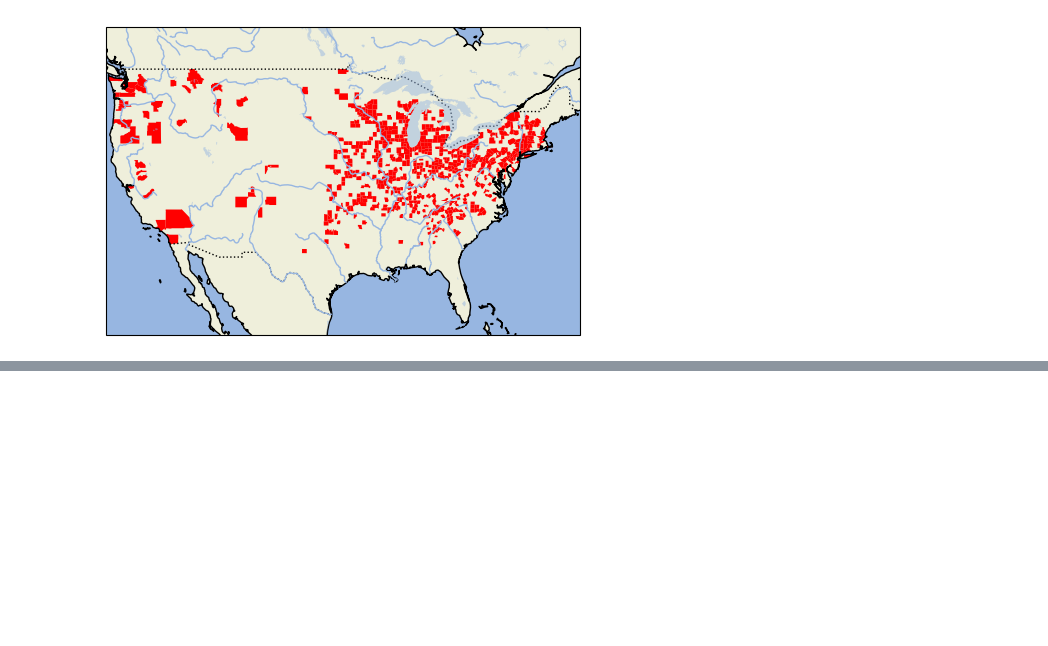
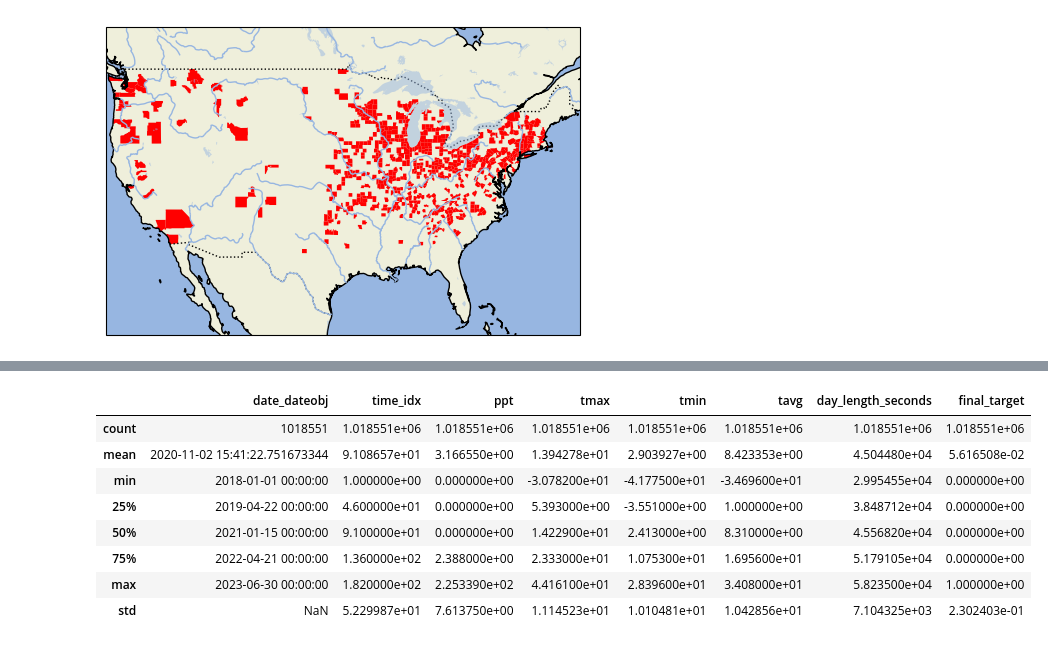
Before and after one commit to wbeckman/morel-model, a Jupyter notebook: training_data.ipynb, the cells around one changed output, grey strips where cells are left out. Drawn from its saved outputs; the diff is of its cells as text; code cells hidden in the pictures; blank space fills up the shorter version.

```diff
--- a/training_data.ipynb
+++ b/training_data.ipynb
@@ -169,0 +254,19 @@ county_bounds = gpd.read_file('data/bounds/counties.geojson')
+# %%
+def create_training_data(year, data_path):
+    fips_bounds_processed, zcta_bounds_processed = load_and_process_geographic_data(data_path)
+    processed_observations = load_and_preprocess_observations(year, data_path, fips_bounds_processed, zcta_bounds_processed)
+    print(processed_observations.observation.sum())
+    weather_data = load_weather_data_for_year(year)
+    weather_data_subset = get_relevant_weather_data(weather_data, processed_observations)
+    weather_data_subset = merge_with_zcta_centroids(weather_data_subset, zcta_bounds_processed)
+    weather_data_subset = integrate_weather_data(weather_data_subset, processed_observations)
+    weather_data_subset = create_time_features(weather_data_subset)
+    weather_data_subset = apply_rolling_targets(weather_data_subset, window_size=9)
+    weather_data_subset = chain_observations(weather_data_subset, proximity_days=30)
+    final_training_data = finalize_targets(weather_data_subset)
+    final_training_data['day_length'] = final_training_data.apply(
+        lambda x: daylength.compute_day_length(x['zcta_centroid_latitude'], x['zcta_centroid_longitude'], x['date_dateobj']), axis=1)
+    final_training_data = final_training_data.groupby('ZCTA5CE10').apply(fill_missing_timedeltas, col_name='day_length')
+    final_training_data['day_length_seconds'] = final_training_data['day_length'].map(lambda x: round(x.total_seconds(), 2))
+    final_training_data['group'] = final_training_data['ZCTA5CE10'] + final_training_data['year'].astype(str)
+    return final_training_data.reset_index(drop=True).drop(columns=['zipcode', 'zcta_centroid', 'processed_date'])
@@ -306,0 +413,21 @@ sample
+# %%
+relevant_training_columns = ['group', 'date_dateobj', 'time_idx', 'ppt', 'tmax', 'tmin', 'tavg', 'day_length_seconds', 'final_target']
+train = []
+for year in range(2018, 2024):
+    data = create_training_data(year, data_path)
+    summary_stats = data.agg({
+        'date': ['max', 'min'],
+        'ppt': ['mean', 'min', 'max', 'median'],
+        'tmax': ['mean', 'min', 'max', 'median'],
+        'tmin': ['mean', 'min', 'max', 'median'],
+        'tavg': ['mean', 'min', 'max', 'median'],
+        'zcta_centroid_longitude': ['max', 'min'],
+        'zcta_centroid_latitude': ['max', 'min'],
+        'observation': ['max', 'min', 'mean'],
+        'time_idx': ['max', 'min'],
+        'target': ['max', 'min', 'mean'],
+        'final_target': ['max', 'min', 'mean'],
+        'day_length_seconds': ['max', 'min', 'mean', 'median'],
+    })
+    print(summary_stats.head(300))
+    train.append(data[relevant_training_columns])
@@ -306,0 +598,15 @@ sample
+# %%
+# Concatenate all training data into single unified dataset
+all_train_data = pd.concat(train)
+# %%
+all_train_data.describe()
+# %% [output]
+|  | date_dateobj | time_idx | ppt | tmax | tmin | tavg | day_length_seconds | final_target |
+| count | 1018551 | 1.018551e+06 | 1.018551e+06 | 1.018551e+06 | 1.018551e+06 | 1.018551e+06 | 1.018551e+06 | 1.018551e+06 |
+| mean | 2020-11-02 15:41:22.751673344 | 9.108657e+01 | 3.166550e+00 | 1.394278e+01 | 2.903927e+00 | 8.423353e+00 | 4.504480e+04 | 5.616508e-02 |
+| min | 2018-01-01 00:00:00 | 1.000000e+00 | 0.000000e+00 | -3.078200e+01 | -4.177500e+01 | -3.469600e+01 | 2.995455e+04 | 0.000000e+00 |
+| 25% | 2019-04-22 00:00:00 | 4.600000e+01 | 0.000000e+00 | 5.393000e+00 | -3.551000e+00 | 1.000000e+00 | 3.848712e+04 | 0.000000e+00 |
+| 50% | 2021-01-15 00:00:00 | 9.100000e+01 | 0.000000e+00 | 1.422900e+01 | 2.413000e+00 | 8.310000e+00 | 4.556820e+04 | 0.000000e+00 |
+| 75% | 2022-04-21 00:00:00 | 1.360000e+02 | 2.388000e+00 | 2.333000e+01 | 1.075300e+01 | 1.695600e+01 | 5.179105e+04 | 0.000000e+00 |
+| max | 2023-06-30 00:00:00 | 1.820000e+02 | 2.253390e+02 | 4.416100e+01 | 2.839600e+01 | 3.408000e+01 | 5.823500e+04 | 1.000000e+00 |
+| std | NaN | 5.229987e+01 | 7.613750e+00 | 1.114523e+01 | 1.010481e+01 | 1.042856e+01 | 7.104325e+03 | 2.302403e-01 |
```
Also changed, not shown: parts of 25 cells of this notebook, 1 other file.
